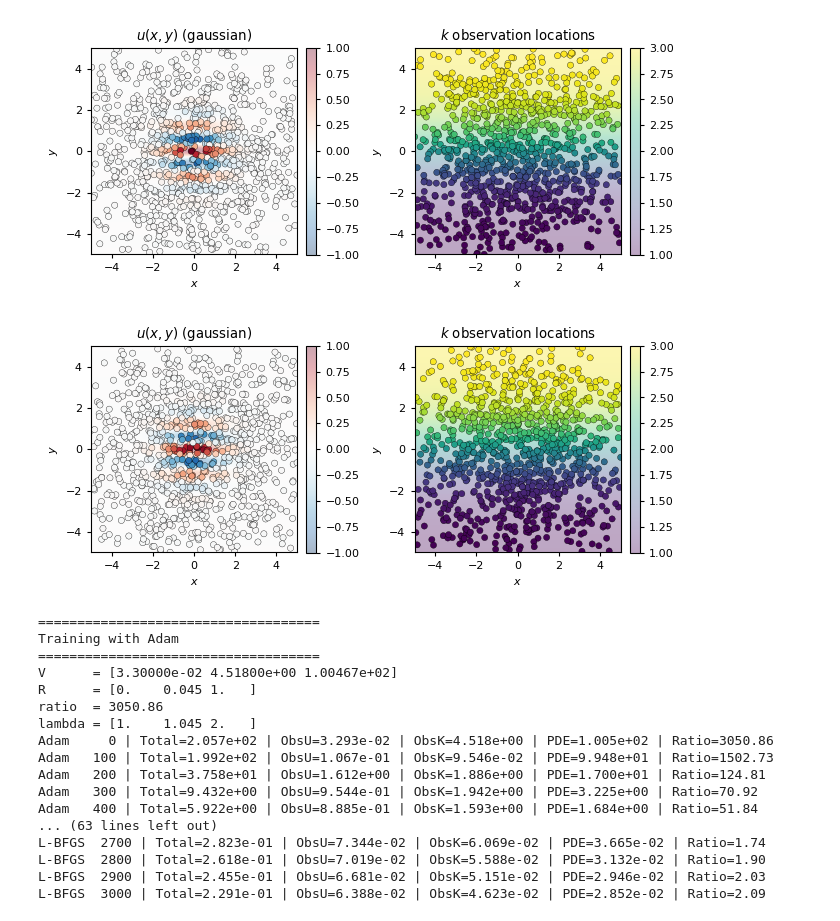
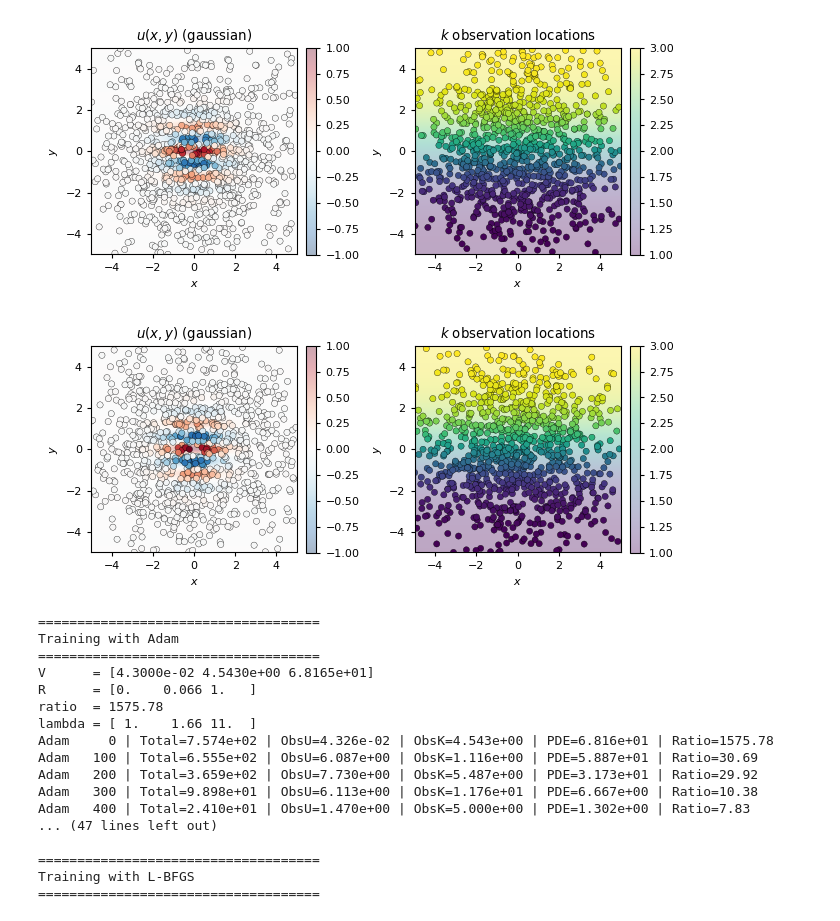
Before and after one commit to oscar-rincon/unbounded-domains, a Jupyter notebook: main/02_MLP_KAN_approximation/03_PIKAN_infinite.ipynb, the cells around one changed output. Drawn from its saved outputs; the diff is of its cells as text; code cells hidden in the pictures.

```diff
--- a/main/02_MLP_KAN_approximation/03_PIKAN_infinite.ipynb
+++ b/main/02_MLP_KAN_approximation/03_PIKAN_infinite.ipynb
@@ -42,37 +42,37 @@ model_u, model_k = build_models_KAN(
     X_obs_k_train,
     K_obs_train,
     X_pde_train,
     F_pde_train,
     *_,
 ) = generate_dataset_inf(
     n_obs_u=1000,
     n_obs_k=1000,
-    n_pde=1000,
+    n_pde=100,
     plot=True,
     device=device,
     sampling="gaussian"
 )
 
 # Test data
 (
     X_obs_test,
     U_obs_test,
     X_obs_k_test,
     K_obs_test,
     X_pde_test,
     F_pde_test,
     *_,
 ) = generate_dataset_inf(
     n_obs_u=1000,
     n_obs_k=1000,
-    n_pde=1000,
+    n_pde=100,
     plot=True,
     device=device,
     sampling="gaussian"
 )
 # %% [output]
-[figure, old version]
+[figure, new version]
-[figure, old version]
+[figure, new version]
 # %%
 history = train_dual_network(
     model_u,
@@ -90,30 +90,30 @@ history = train_dual_network(
     X_pde_test,
     F_pde_test,
     adam_lr=1e-3,
-    adam_iters=3000,
-    lbfgs_iters=3000,
+    adam_iters=4000,
+    lbfgs_iters=4000,
     adaptive_weights=True,
     verbose=True,
-    regularization=False,
+    regularization=True,
 )
 # %% [output]
 ====================================
 Training with Adam
 ====================================
-V      = [3.30000e-02 4.51800e+00 1.00467e+02]
-R      = [0.    0.045 1.   ]
-ratio  = 3050.86
-lambda = [1.    1.045 2.   ]
-Adam     0 | Total=2.057e+02 | ObsU=3.293e-02 | ObsK=4.518e+00 | PDE=1.005e+02 | Ratio=3050.86
-Adam   100 | Total=1.992e+02 | ObsU=1.067e-01 | ObsK=9.546e-02 | PDE=9.948e+01 | Ratio=1502.73
-Adam   200 | Total=3.758e+01 | ObsU=1.612e+00 | ObsK=1.886e+00 | PDE=1.700e+01 | Ratio=124.81
-Adam   300 | Total=9.432e+00 | ObsU=9.544e-01 | ObsK=1.942e+00 | PDE=3.225e+00 | Ratio=70.92
-Adam   400 | Total=5.922e+00 | ObsU=8.885e-01 | ObsK=1.593e+00 | PDE=1.684e+00 | Ratio=51.84
-... (63 lines left out)
-L-BFGS  2700 | Total=2.823e-01 | ObsU=7.344e-02 | ObsK=6.069e-02 | PDE=3.665e-02 | Ratio=1.74
-L-BFGS  2800 | Total=2.618e-01 | ObsU=7.019e-02 | ObsK=5.588e-02 | PDE=3.132e-02 | Ratio=1.90
-L-BFGS  2900 | Total=2.455e-01 | ObsU=6.681e-02 | ObsK=5.151e-02 | PDE=2.946e-02 | Ratio=2.03
-L-BFGS  3000 | Total=2.291e-01 | ObsU=6.388e-02 | ObsK=4.623e-02 | PDE=2.852e-02 | Ratio=2.09
+V      = [4.3000e-02 4.5430e+00 6.8165e+01]
+R      = [0.    0.066 1.   ]
+ratio  = 1575.78
+lambda = [ 1.    1.66 11.  ]
+Adam     0 | Total=7.574e+02 | ObsU=4.326e-02 | ObsK=4.543e+00 | PDE=6.816e+01 | Ratio=1575.78
+Adam   100 | Total=6.555e+02 | ObsU=6.087e+00 | ObsK=1.116e+00 | PDE=5.887e+01 | Ratio=30.69
+Adam   200 | Total=3.659e+02 | ObsU=7.730e+00 | ObsK=5.487e+00 | PDE=3.173e+01 | Ratio=29.92
+Adam   300 | Total=9.898e+01 | ObsU=6.113e+00 | ObsK=1.176e+01 | PDE=6.667e+00 | Ratio=10.38
+Adam   400 | Total=2.410e+01 | ObsU=1.470e+00 | ObsK=5.000e+00 | PDE=1.302e+00 | Ratio=7.83
+... (47 lines left out)
+
+====================================
+Training with L-BFGS
+====================================
 # %%
 err_u, err_k = evaluate_model_inf(
     model_u,
```
Also changed, not shown: parts of 2 cells of this notebook, 5 other files.
